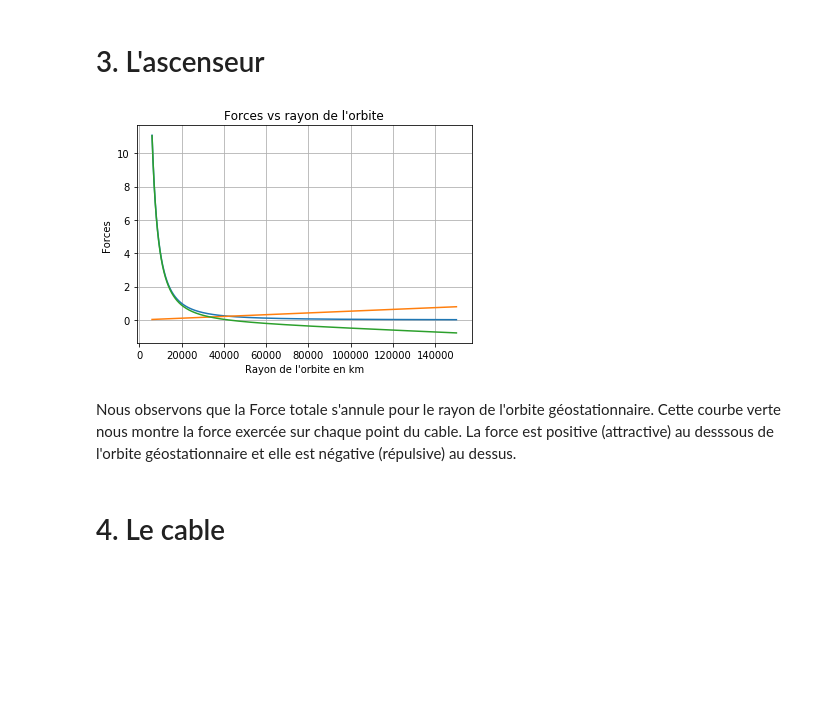
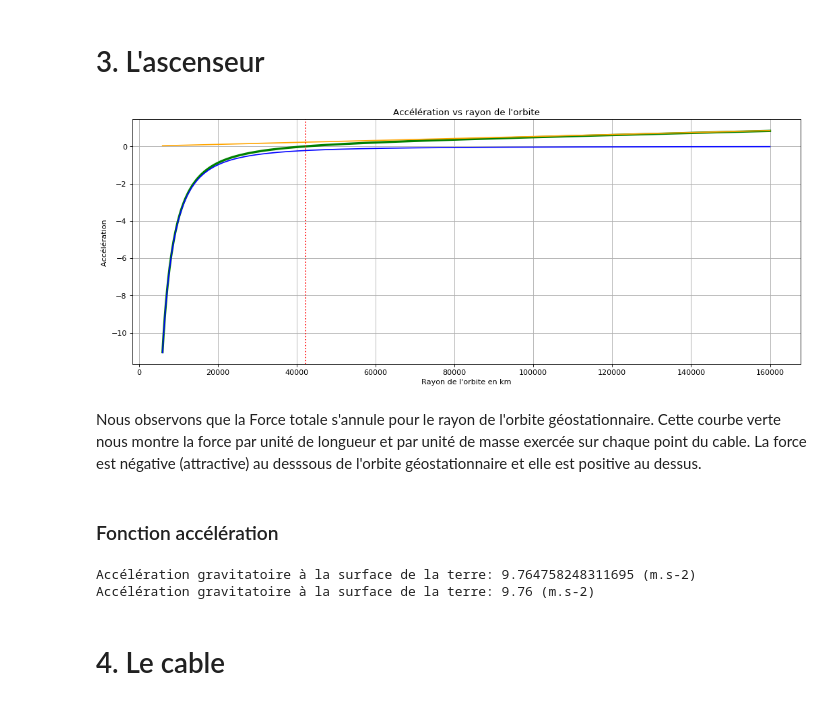
Before and after one commit to christophe-bonnefoy/TPE-SRR-2018, a Jupyter notebook: TPE-Ascenseur-Spatial.ipynb, the cells around one changed output. Drawn from its saved outputs; the diff is of its cells as text; code cells hidden in the pictures; blank space fills up the shorter version.

```diff
--- a/TPE-Ascenseur-Spatial.ipynb
+++ b/TPE-Ascenseur-Spatial.ipynb
@@ -75,28 +77,46 @@ VitesseAngulaire = np.sqrt((G*M)/(r_km**3))
 # 3. L'ascenseur
 # %%
 # Le rayon r prendra des valeurs entre 6.000 km et 150.000 km
-r_km = np.arange(6000, 150000, 1)
+r_km = np.arange(6000, 160000, 1)
 
-ForceGravitation = 1E-6 * (G*M)/(r_km**2)
-ForceCentrifuge  = 1E3  * r_km * Wt**2
+AccGravitation = 1E-6 * (G*M)/(r_km**2)
+AccCentrifuge  = 1E3  * r_km * Wt**2
 
-ForceTotale = ForceGravitation - ForceCentrifuge
-
-plt.plot(r_km, ForceGravitation)
-plt.plot(r_km, ForceCentrifuge)
-plt.plot(r_km, ForceTotale)
+AccTotale = - AccGravitation + AccCentrifuge
 
 
+
+plt.figure(figsize=(16, 6), dpi= 80, facecolor='w', edgecolor='k')
+
+plt.plot(r_km,  AccTotale, color="green", linewidth=3)
+plt.plot(r_km, -AccGravitation, color="blue")
+plt.plot(r_km,  AccCentrifuge, color="orange")
+
+plt.axvline(x=Rg, linestyle=":", color="red")
+
 plt.xlabel("Rayon de l'orbite en km")
-plt.ylabel("Forces ")
+plt.ylabel("Accélération ")
 plt.grid()
-plt.title("Forces vs rayon de l'orbite")
+plt.title("Accélération vs rayon de l'orbite")
 
 plt.show()
 # %% [output]
-[figure, old version]
+[figure, new version]
 # %% [markdown]
-Nous observons que la Force totale s'annule pour le rayon de l'orbite géostationnaire. Cette courbe verte nous montre la force exercée sur chaque point du cable. La force est positive (attractive) au desssous de l'orbite géostationnaire et elle est négative (répulsive) au dessus.
+Nous observons que la Force totale s'annule pour le rayon de l'orbite géostationnaire. Cette courbe verte nous montre la force par unité de longueur et par unité de masse exercée sur chaque point du cable. La force est négative (attractive) au desssous de l'orbite géostationnaire et elle est positive au dessus.
+# %% [markdown]
+### Fonction accélération
+# %%
+def Acc (r_km):
+    #Acc = 1E-6 * (G*M)/(r_km**2) - 1E3 * r_km * Wt**2
+    Acc = (G*M)/(r_km**2) - r_km * Wt**2
+    return Acc
+
+print("Accélération gravitatoire à la surface de la terre:",Acc(Rt), "(m.s-2)")
+print("Accélération gravitatoire à la surface de la terre:",round(Acc(Rt),2), "(m.s-2)")
+# %% [output]
+Accélération gravitatoire à la surface de la terre: 9.764758248311695 (m.s-2)
+Accélération gravitatoire à la surface de la terre: 9.76 (m.s-2)
 # %% [markdown]
 # 4. Le cable
 # %% [markdown]
```
Also changed, not shown: parts of 6 cells of this notebook.
